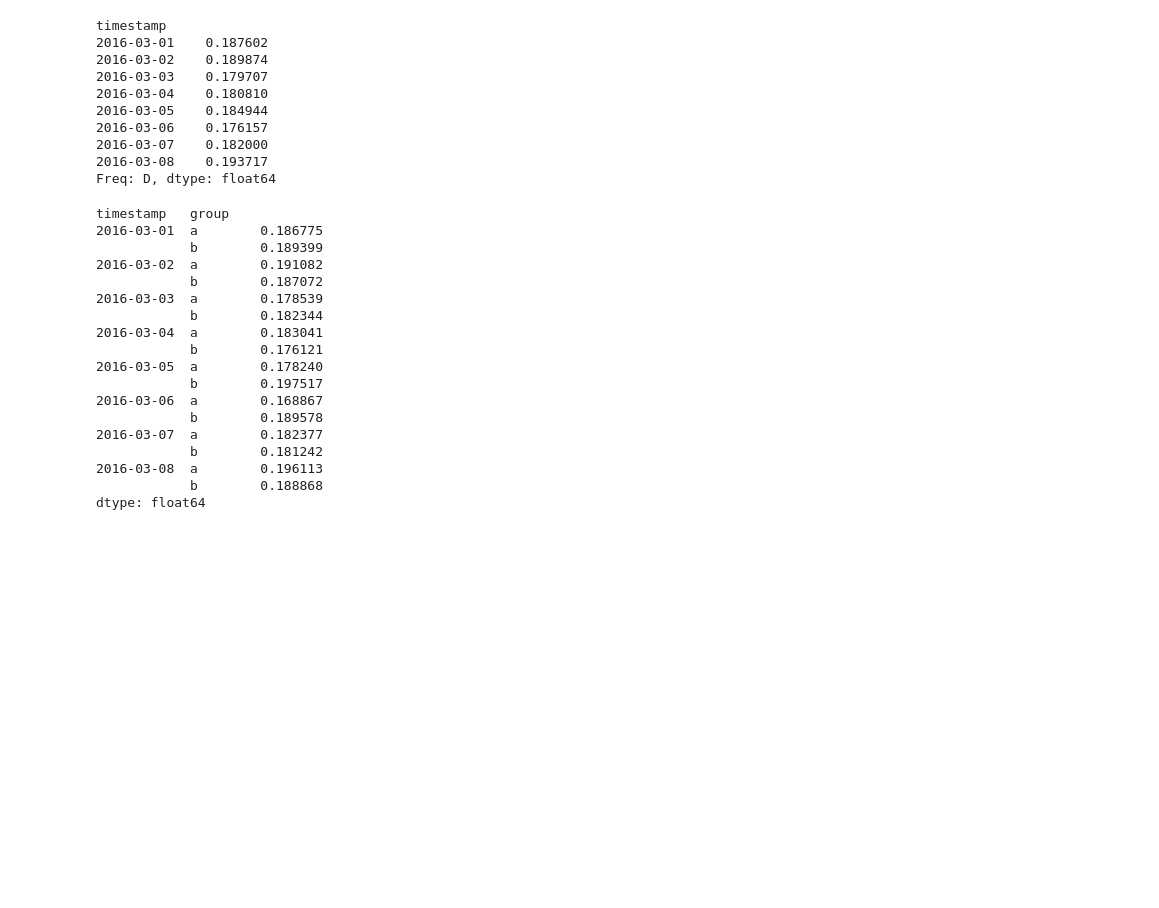
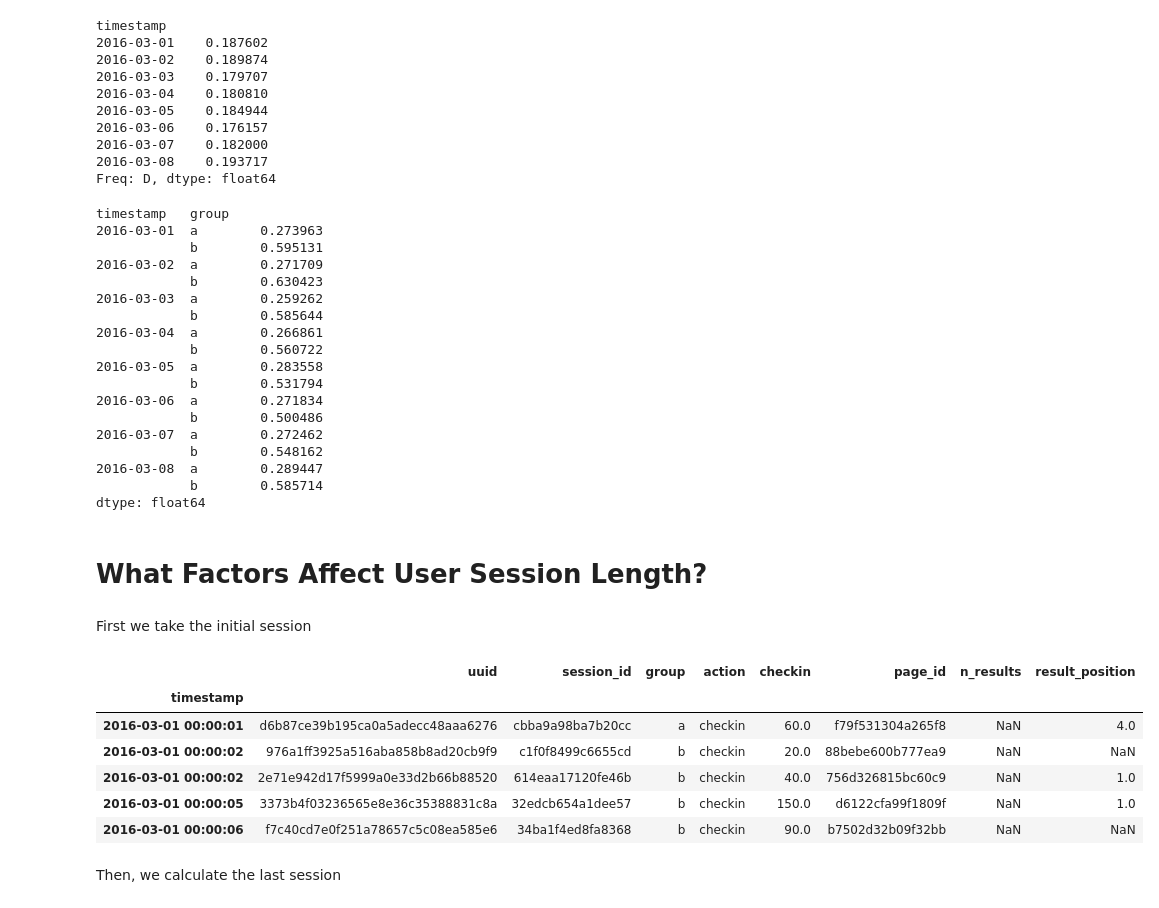
Before and after one commit to raulvillagrasa/Test_Nespresso, a Jupyter notebook: src/Report.ipynb, the cells around one changed output. Cells and saved outputs as stored; diff of their text form; code cells hidden in the pictures; blank space fills up the shorter version.

Commit message:
last changes final

```diff
--- a/src/Report.ipynb
+++ b/src/Report.ipynb
@@ -140,27 +147,47 @@ timestamp
 2016-03-08    0.193717
 Freq: D, dtype: float64
 # %%
-zero_res_groups = data.groupby([pd.TimeGrouper('D'),'group']).apply(lambda row:
+zero_res_groups = data.groupby([pd.TimeGrouper('D')]).apply(lambda row:
                                                    len(row[row['n_results'] == 0]))
 
 proportion_zeros_group = zero_res_groups / Searches_x_Day_group
 proportion_zeros_group
 # %% [output]
 timestamp   group
-2016-03-01  a        0.186775
-            b        0.189399
-2016-03-02  a        0.191082
-            b        0.187072
-2016-03-03  a        0.178539
-            b        0.182344
-2016-03-04  a        0.183041
-            b        0.176121
-2016-03-05  a        0.178240
-            b        0.197517
-2016-03-06  a        0.168867
-            b        0.189578
-2016-03-07  a        0.182377
-            b        0.181242
-2016-03-08  a        0.196113
-            b        0.188868
+2016-03-01  a        0.273963
+            b        0.595131
+2016-03-02  a        0.271709
+            b        0.630423
+2016-03-03  a        0.259262
+            b        0.585644
+2016-03-04  a        0.266861
+            b        0.560722
+2016-03-05  a        0.283558
+            b        0.531794
+2016-03-06  a        0.271834
+            b        0.500486
+2016-03-07  a        0.272462
+            b        0.548162
+2016-03-08  a        0.289447
+            b        0.585714
 dtype: float64
+# %% [markdown]
+# What Factors Affect User Session Length?
+# %% [markdown]
+First we take the initial session
+# %%
+start_session = data.sort_index()\
+                  .groupby(['session_id'], sort=True, as_index=False)\
+                  .nth(0)
+# %%
+start_session.head()
+# %% [output]
+|  | uuid | session_id | group | action | checkin | page_id | n_results | result_position |
+| timestamp |  |  |  |  |  |  |  |  |
+| 2016-03-01 00:00:01 | d6b87ce39b195ca0a5adecc48aaa6276 | cbba9a98ba7b20cc | a | checkin | 60.0 | f79f531304a265f8 | NaN | 4.0 |
+| 2016-03-01 00:00:02 | 976a1ff3925a516aba858b8ad20cb9f9 | c1f0f8499c6655cd | b | checkin | 20.0 | 88bebe600b777ea9 | NaN | NaN |
+| 2016-03-01 00:00:02 | 2e71e942d17f5999a0e33d2b66b88520 | 614eaa17120fe46b | b | checkin | 40.0 | 756d326815bc60c9 | NaN | 1.0 |
+| 2016-03-01 00:00:05 | 3373b4f03236565e8e36c35388831c8a | 32edcb654a1dee57 | b | checkin | 150.0 | d6122cfa99f1809f | NaN | 1.0 |
+| 2016-03-01 00:00:06 | f7c40cd7e0f251a78657c5c08ea585e6 | 34ba1f4ed8fa8368 | b | checkin | 90.0 | b7502d32b09f32bb | NaN | NaN |
+# %% [markdown]
+Then, we calculate the last session
```
Also changed, not shown: parts of 27 cells of this notebook, 1 other file.
